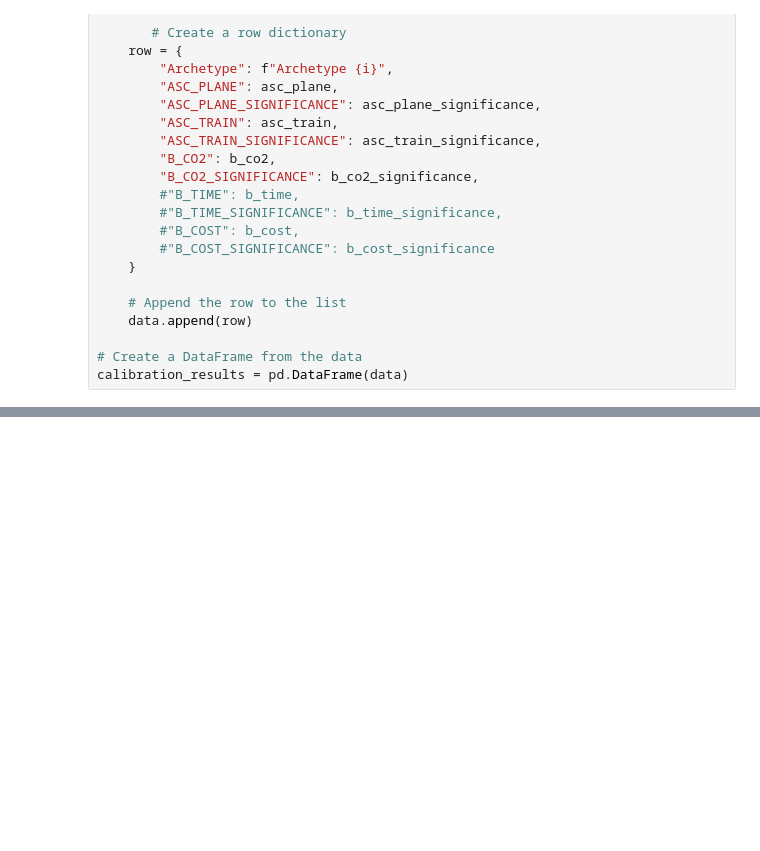
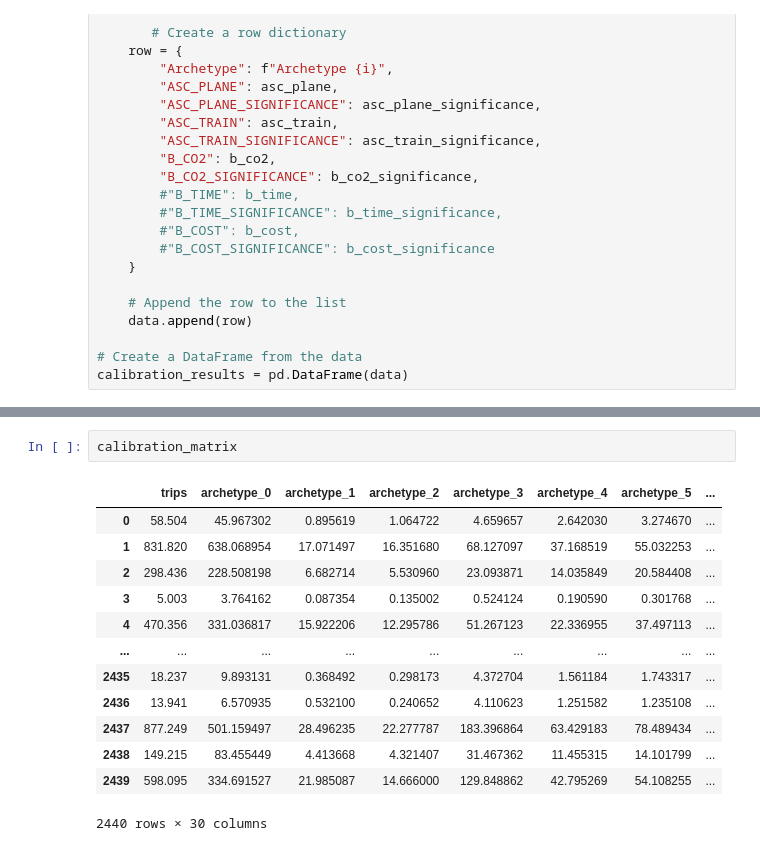
Before and after one commit to UoW-ATM/MultiModX, a Jupyter notebook: notebooks/new_trip_to_paths_1.ipynb, the cells around one changed output, grey strips where cells are left out. Drawn from its saved outputs; the diff is of its cells as text; blank space fills up the shorter version.

```diff
--- a/notebooks/new_trip_to_paths_1.ipynb
+++ b/notebooks/new_trip_to_paths_1.ipynb
@@ -1865,0 +2262,16 @@ potential_demand.to_csv('potential_demand_flows.csv', index = False)
+# %%
+calibration_matrix
+# %% [output]
+|  | trips | archetype_0 | archetype_1 | archetype_2 | archetype_3 | archetype_4 | archetype_5 | ... |
+| 0 | 58.504 | 45.967302 | 0.895619 | 1.064722 | 4.659657 | 2.642030 | 3.274670 | ... |
+| 1 | 831.820 | 638.068954 | 17.071497 | 16.351680 | 68.127097 | 37.168519 | 55.032253 | ... |
+| 2 | 298.436 | 228.508198 | 6.682714 | 5.530960 | 23.093871 | 14.035849 | 20.584408 | ... |
+| 3 | 5.003 | 3.764162 | 0.087354 | 0.135002 | 0.524124 | 0.190590 | 0.301768 | ... |
+| 4 | 470.356 | 331.036817 | 15.922206 | 12.295786 | 51.267123 | 22.336955 | 37.497113 | ... |
+| ... | ... | ... | ... | ... | ... | ... | ... | ... |
+| 2435 | 18.237 | 9.893131 | 0.368492 | 0.298173 | 4.372704 | 1.561184 | 1.743317 | ... |
+| 2436 | 13.941 | 6.570935 | 0.532100 | 0.240652 | 4.110623 | 1.251582 | 1.235108 | ... |
+| 2437 | 877.249 | 501.159497 | 28.496235 | 22.277787 | 183.396864 | 63.429183 | 78.489434 | ... |
+| 2438 | 149.215 | 83.455449 | 4.413668 | 4.321407 | 31.467362 | 11.455315 | 14.101799 | ... |
+| 2439 | 598.095 | 334.691527 | 21.985087 | 14.666000 | 129.848862 | 42.795269 | 54.108255 | ... |
+2440 rows × 30 columns
```
Also changed, not shown: parts of 30 cells of this notebook, 1 other file.
